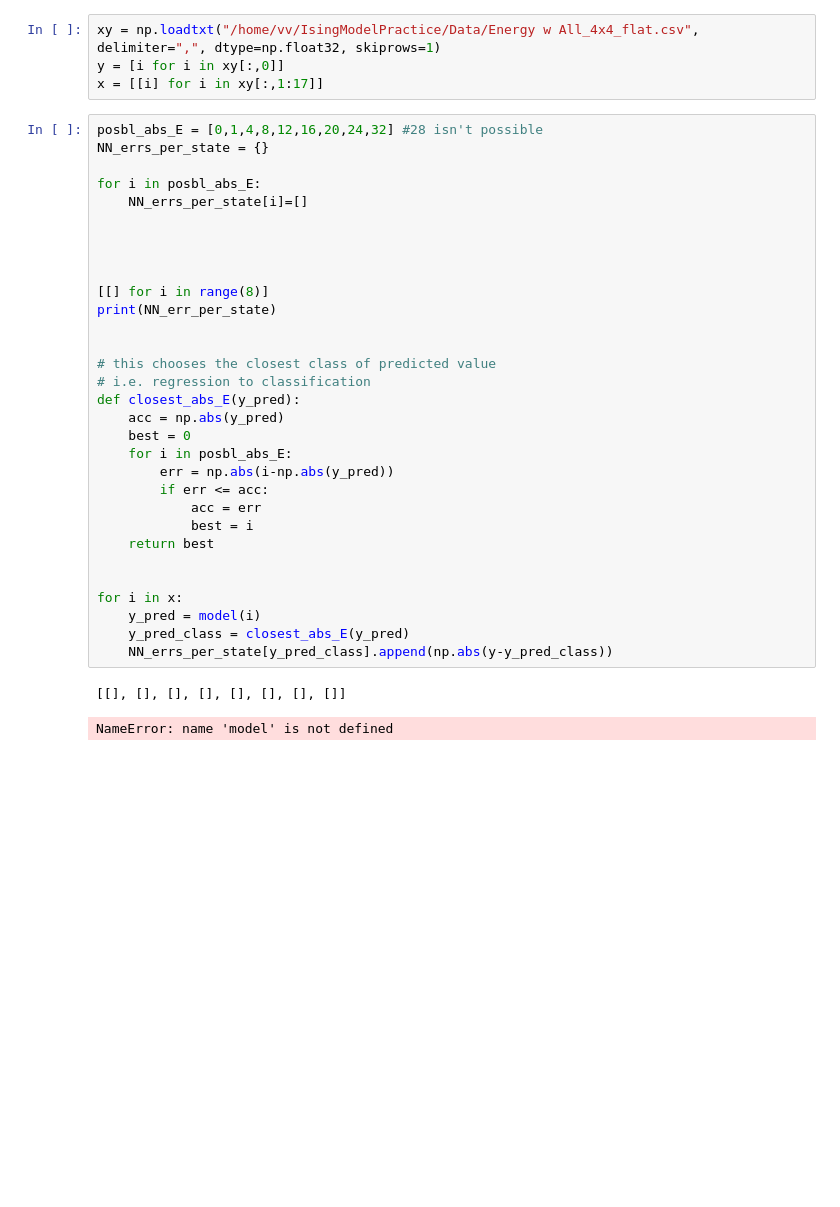
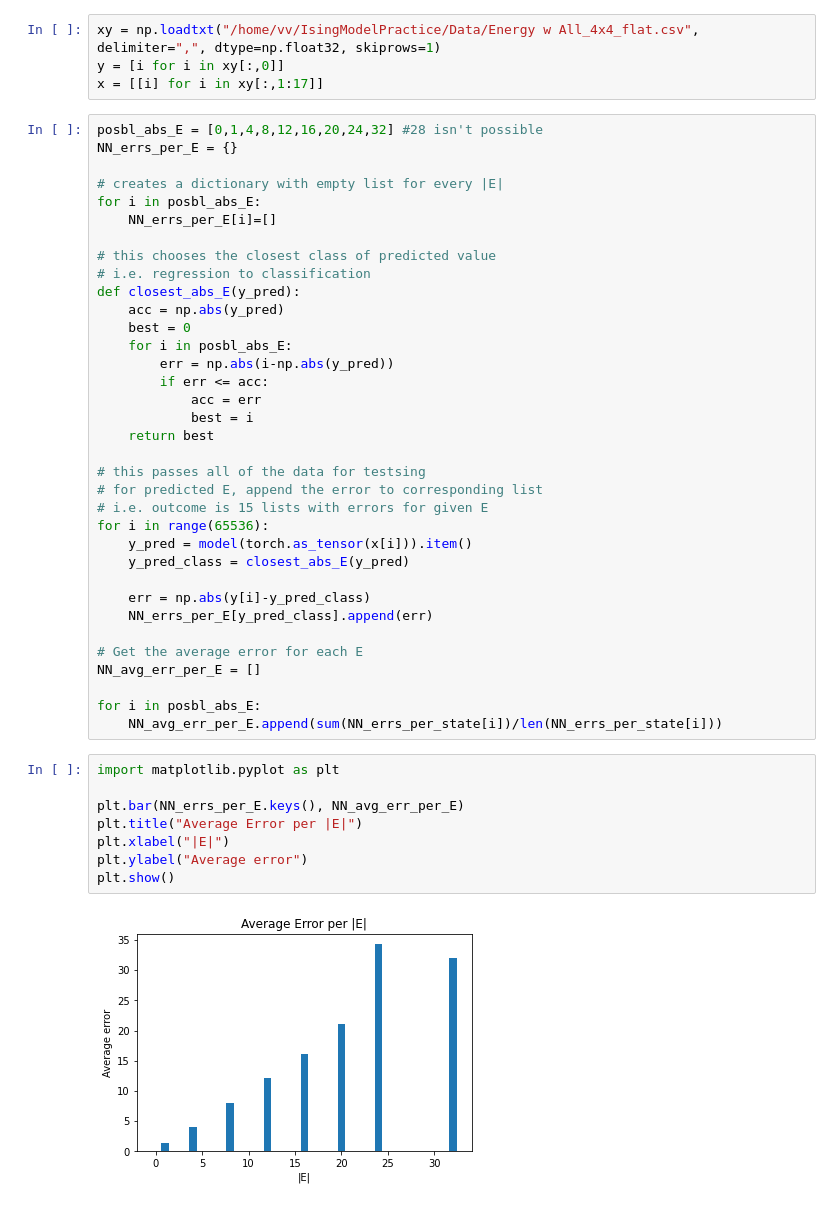
Before and after one commit to VLonghand/IsingModelPractice, a Jupyter notebook: Plots_and_funcs/RFR_NN_comparison.ipynb, the cells around one changed output. Saved outputs shown, nothing was run; the diff lists cells and outputs as text; blank space fills up the shorter version.

Commit message:
a lot more plots, error per |E| comparison

```diff
--- a/Plots_and_funcs/RFR_NN_comparison.ipynb
+++ b/Plots_and_funcs/RFR_NN_comparison.ipynb
@@ -15,17 +35,11 @@ y = [i for i in xy[:,0]]
 x = [[i] for i in xy[:,1:17]]
 # %%
 posbl_abs_E = [0,1,4,8,12,16,20,24,32] #28 isn't possible
-NN_errs_per_state = {}
+NN_errs_per_E = {}
 
+# creates a dictionary with empty list for every |E|
 for i in posbl_abs_E:
-    NN_errs_per_state[i]=[]
-
-
-
-
-[[] for i in range(8)]
-print(NN_err_per_state)
-
+    NN_errs_per_E[i]=[]
 
 # this chooses the closest class of predicted value
 # i.e. regression to classification
@@ -39,11 +53,28 @@ def closest_abs_E(y_pred):
             best = i
     return best
 
+# this passes all of the data for testsing
+# for predicted E, append the error to corresponding list
+# i.e. outcome is 15 lists with errors for given E
+for i in range(65536):
+    y_pred = model(torch.as_tensor(x[i])).item()
+    y_pred_class = closest_abs_E(y_pred)
 
-for i in x:
-    y_pred = model(i)
-    y_pred_class = closest_abs_E(y_pred)
-    NN_errs_per_state[y_pred_class].append(np.abs(y-y_pred_class))
+    err = np.abs(y[i]-y_pred_class)
+    NN_errs_per_E[y_pred_class].append(err)
+
+# Get the average error for each E
+NN_avg_err_per_E = []
+
+for i in posbl_abs_E:
+    NN_avg_err_per_E.append(sum(NN_errs_per_state[i])/len(NN_errs_per_state[i]))
-# %% [output]
-[[], [], [], [], [], [], [], []]
-NameError: name 'model' is not defined
+# %%
+import matplotlib.pyplot as plt
+
+plt.bar(NN_errs_per_E.keys(), NN_avg_err_per_E)
+plt.title("Average Error per |E|")
+plt.xlabel("|E|")
+plt.ylabel("Average error")
+plt.show()
+# %% [output]
+[figure, added]
```
Also changed, not shown: parts of 7 cells of this notebook.
